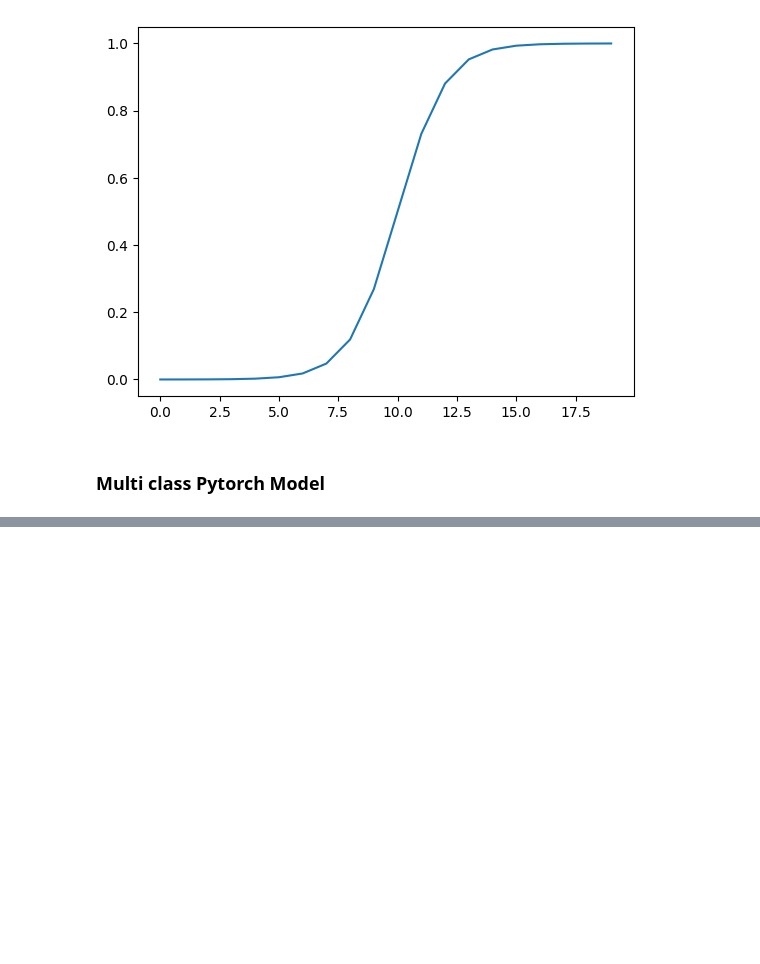
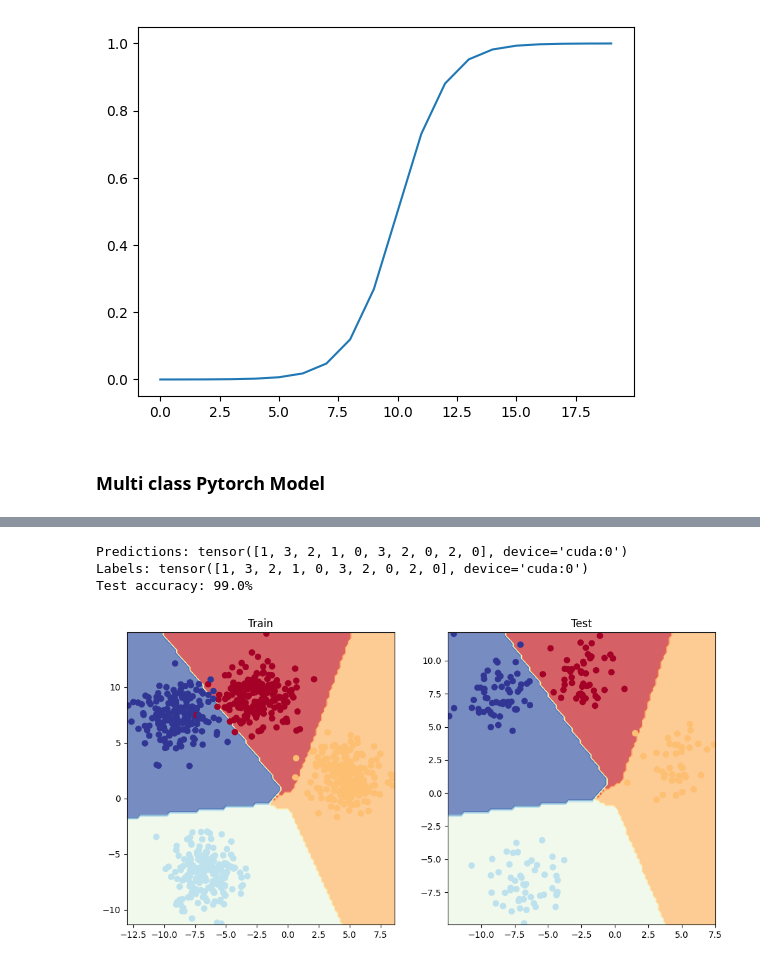
Before and after one commit to JWiseman-git/ml_sandbox, a Jupyter notebook: pytorch_recap.ipynb, the cells around one changed output, grey strips where cells are left out. Drawn from its saved outputs; the diff is of its cells as text; code cells hidden in the pictures; blank space fills up the shorter version.

```diff
--- a/pytorch_recap.ipynb
+++ b/pytorch_recap.ipynb
@@ -1295,0 +1445,30 @@ plt.plot(sigmoid(A));
+# %%
+model_4.eval()
+with torch.inference_mode():
+    y_logits = model_4(X_blob_test)
+
+# View the first 10 predictions
+y_logits[:10]
+
+# Turn predicted logits in prediction probabilities
+y_pred_probs = torch.softmax(y_logits, dim=1)
+
+# Turn prediction probabilities into prediction labels
+y_preds = y_pred_probs.argmax(dim=1)
+
+# Compare first 10 model preds and test labels
+print(f"Predictions: {y_preds[:10]}\nLabels: {y_blob_test[:10]}")
+print(f"Test accuracy: {accuracy_fn(y_true=y_blob_test, y_pred=y_preds)}%")
+
+plt.figure(figsize=(12, 6))
+plt.subplot(1, 2, 1)
+plt.title("Train")
+plot_decision_boundary(model_4, X_blob_train, y_blob_train)
+plt.subplot(1, 2, 2)
+plt.title("Test")
+plot_decision_boundary(model_4, X_blob_test, y_blob_test)
+# %% [output]
+Predictions: tensor([1, 3, 2, 1, 0, 3, 2, 0, 2, 0], device='cuda:0')
+Labels: tensor([1, 3, 2, 1, 0, 3, 2, 0, 2, 0], device='cuda:0')
+Test accuracy: 99.0%
+[figure, added]
```
Also changed, not shown: parts of 5 cells of this notebook.
